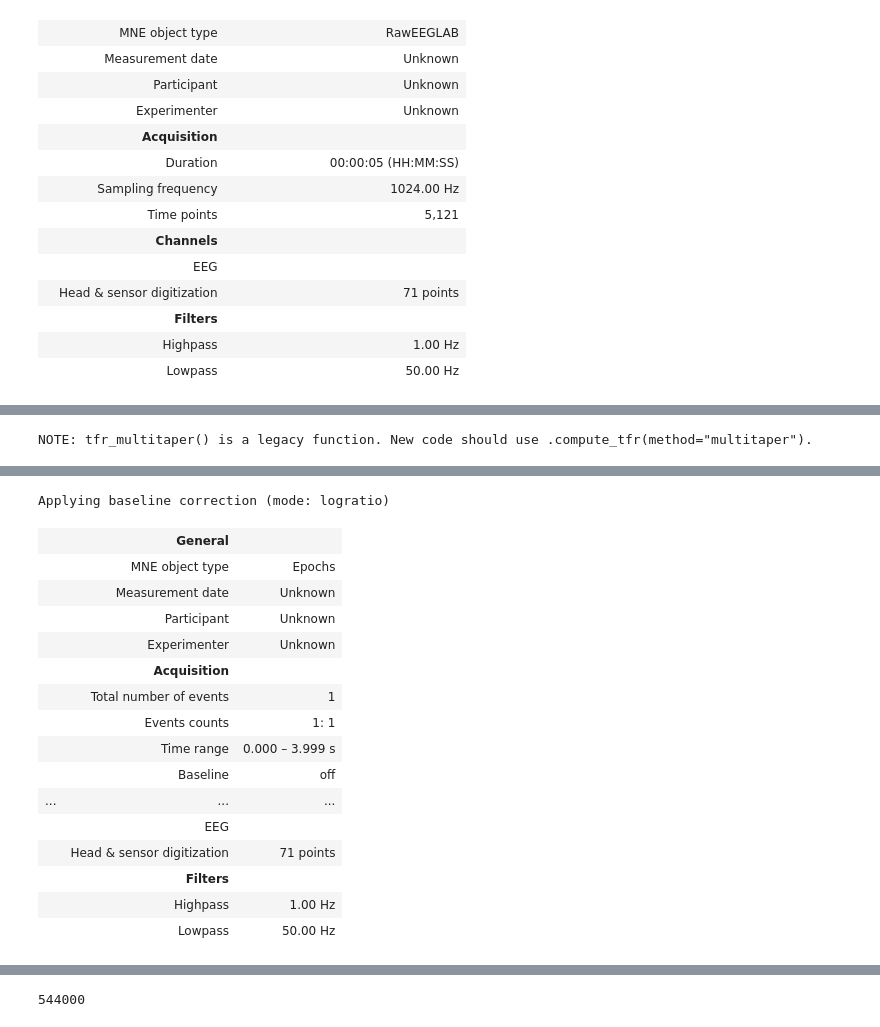
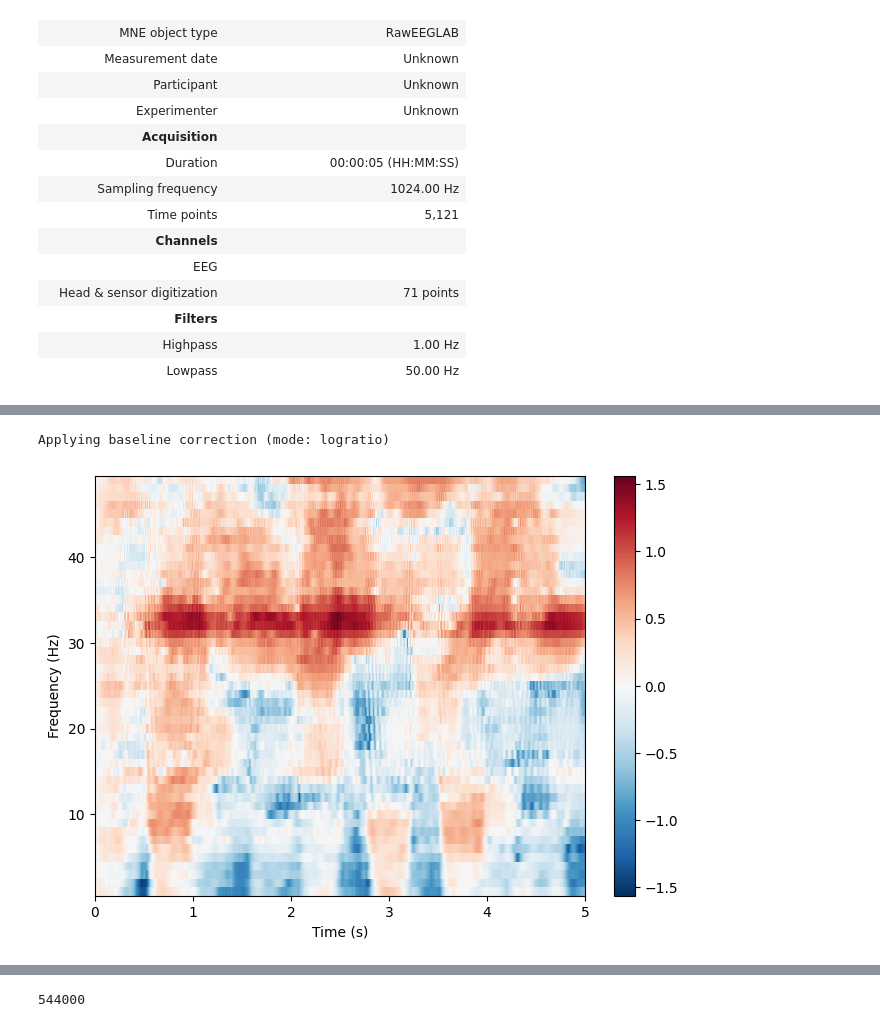
Before and after one commit to johan21009/BCIT_spectrogram, a Jupyter notebook: extract_spectrogram.ipynb, the cells around one changed output, grey strips where cells are left out. Saved outputs shown, nothing was run; the diff lists cells and outputs as text; code cells hidden in the pictures.

Commit message:
add script to extract spectrogram images

```diff
--- a/extract_spectrogram.ipynb
+++ b/extract_spectrogram.ipynb
@@ -49,5 +211,5 @@ subjects = set([file[4:6] for file in pkl_files])
 # %%
- with open(pkl_files[0], 'rb') as file:
+ with open(pkl_files[2], 'rb') as file:
      events = pickle.load(file)
 events[0]
 # %% [output]
@@ -140,18 +232,28 @@ NOTE: tfr_multitaper() is a legacy function. New code should use .compute_tfr(me
 # %%
-%%capture --no-stderr --no-stdout
-epochs[0]
-power = mne.time_frequency.tfr_multitaper(
-    epochs[0], freqs=freqs, n_cycles=n_cycles, use_fft=True, return_itc=False
-)
-fig = power.plot(baseline=(None, 0), mode='logratio',colorbar=False)
+#%%capture --no-stderr --no-stdout
+#%%capture --no-stderr --no-stdout cap
+import numpy as np
+wind_length = 4
+b_freq, u_freq = 1.0, 50.0
+
+freqs = np.arange(b_freq, u_freq, 1)  # Frequency range
+n_cycles = freqs / 2.  # Number of cycles per frequency
+
+with open(pkl_files[2], 'rb') as file:
+    events = pickle.load(file)
+
+#ch =
+power = events[2].crop(tmin=0).compute_tfr(method="multitaper", freqs=freqs, n_cycles=n_cycles, picks='Fp1')
+power.plot(baseline=(None, 0), mode='logratio',colorbar=True)
 # Quitar ejes
-for ax in fig[0].axes:
-    ax.set_xticks([])  # Quitar ticks en eje X
-    ax.set_yticks([])  # Quitar ticks en eje Y
-    ax.set_xlabel("")  # Quitar etiqueta del eje X
-    ax.set_ylabel("")  # Quitar etiqueta del eje Y
-    ax.set_frame_on(False)  # Quitar borde del gráfico
-fig[0].show()
-fig[0].savefig("/home/castrogaray-j/Spectrogram_images/spectrogram_no_axes.png", dpi=100)
+# for ax in fig[0].axes:
+#     ax.set_xticks([])  # Quitar ticks en eje X
+#     ax.set_yticks([])  # Quitar ticks en eje Y
+#     ax.set_xlabel("")  # Quitar etiqueta del eje X
+#     ax.set_ylabel("")  # Quitar etiqueta del eje Y
+#     ax.set_frame_on(False)  # Quitar borde del gráfico
+#fig[0].show()
+#fig[0].savefig("/home/castrogaray-j/Spectrogram_images/spectrogram_no_axes.png", dpi=100)
 # %% [output]
-NOTE: tfr_multitaper() is a legacy function. New code should use .compute_tfr(method="multitaper").
+Applying baseline correction (mode: logratio)
+[figure, added]
@@ -159,20 +260,0 @@ NOTE: tfr_multitaper() is a legacy function. New code should use .compute_tfr(me
-Applying baseline correction (mode: logratio)
-# %%
-epochs
-# %% [output]
-|  | General |  |
-|  | MNE object type | Epochs |
-|  | Measurement date | Unknown |
-|  | Participant | Unknown |
-|  | Experimenter | Unknown |
-|  | Acquisition |  |
-|  | Total number of events | 1 |
-|  | Events counts | 1: 1 |
-|  | Time range | 0.000 – 3.999 s |
-|  | Baseline | off |
-| ... | ... | ... |
-|  | EEG |  |
-|  | Head & sensor digitization | 71 points |
-|  | Filters |  |
-|  | Highpass | 1.00 Hz |
-|  | Lowpass | 50.00 Hz |
```
Also changed, not shown: parts of 14 cells of this notebook, 1 other file.
